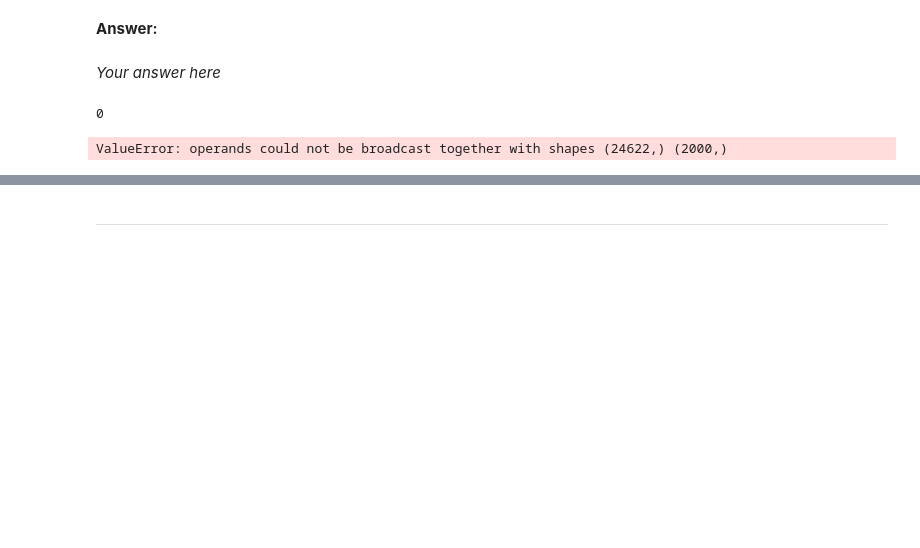
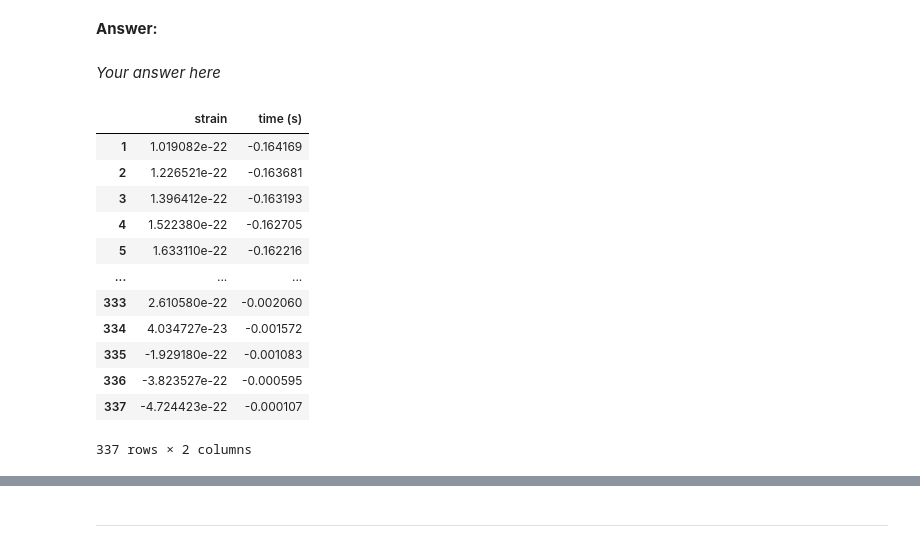
Before and after one commit to thomasarintoul/Data-Analysis-2024, a Jupyter notebook: coursework/AIMLAC_MiniCA/CDT_CA_miniproject.ipynb, the cells around one changed output, grey strips where cells are left out. Drawn from its saved outputs; the diff is of its cells as text; code cells hidden in the pictures; blank space fills up the shorter version.

```diff
--- a/coursework/AIMLAC_MiniCA/CDT_CA_miniproject.ipynb
+++ b/coursework/AIMLAC_MiniCA/CDT_CA_miniproject.ipynb
@@ -339,40 +329,16 @@ def posterior(theta):
-# %%
-M_min = 20.
-M_max = 100.
-M_space = np.arange(M_min, M_max, 100)
-
-N_mcmc = 100
-
-theta_current = np.zeros(N_mcmc + 1)
-theta_current[0] = 60.
-
-sigma_mcmc = 30.
-
-for i in range(N_mcmc):
-    if i % 100_000 == 0:
-        print(i)
-    p_curr = posterior(theta_current[i])
-    dtheta = np.random.normal(0, sigma_mcmc)
-    theta_proposed = theta_current[i] + dtheta
-    p_proposed = posterior(theta_proposed)
-
-    if p_proposed > p_curr:
-        theta_current[i+1] = theta_proposed
-    else:
-        # if new prob is lower than prob current
-        # use ratios of probabilties
-        p_new_move = p_proposed/p_curr
-        # generate uniform random number
-        u_rand = np.random.uniform(low=0, high=1)
-        if u_rand < p_new_move:
-            theta_current[i+1] = theta_proposed
-        else:
-            theta_current[i+1] = theta_current[i]
-
-mean_mcmc = np.mean(theta_current)
-std_mcmc = np.std(theta_current)
-
-print("Mean age from MCMC is {:.2f} +/- {:.2f} years".format(mean_mcmc, std_mcmc))
-# %% [output]
-0
-ValueError: operands could not be broadcast together with shapes (24622,) (2000,)
+# %%
+working_data
+# %% [output]
+|  | strain | time (s) |
+| 1 | 1.019082e-22 | -0.164169 |
+| 2 | 1.226521e-22 | -0.163681 |
+| 3 | 1.396412e-22 | -0.163193 |
+| 4 | 1.522380e-22 | -0.162705 |
+| 5 | 1.633110e-22 | -0.162216 |
+| ... | ... | ... |
+| 333 | 2.610580e-22 | -0.002060 |
+| 334 | 4.034727e-23 | -0.001572 |
+| 335 | -1.929180e-22 | -0.001083 |
+| 336 | -3.823527e-22 | -0.000595 |
+| 337 | -4.724423e-22 | -0.000107 |
+337 rows × 2 columns
```
Also changed, not shown: parts of 7 cells of this notebook, 1 other file.
